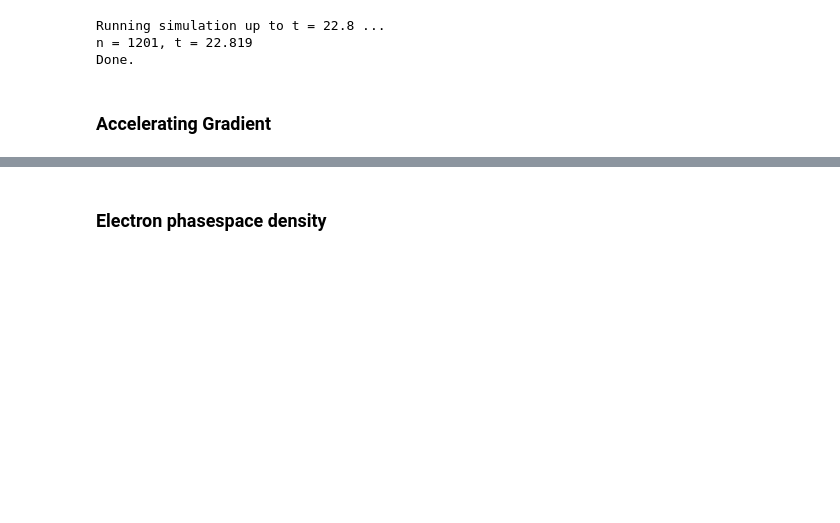
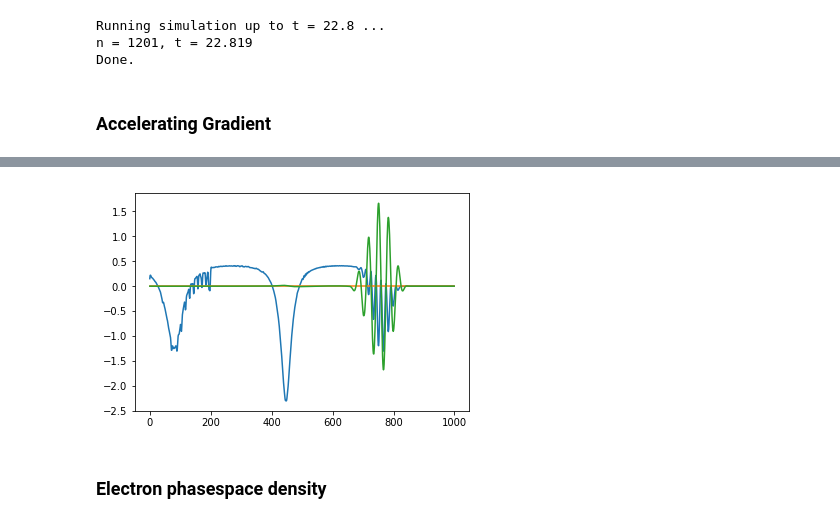
Before and after one commit to ricardo-fonseca/zpic, a Jupyter notebook: python/lwfa.ipynb, the cells around one changed output, grey strips where cells are left out. Drawn from its saved outputs; the diff is of its cells as text; code cells hidden in the pictures; blank space fills up the shorter version.

Commit message:
Adds direct access to E, B and J grids
* These grids can be accessed as NumPy arrays as sim.emf.E, sim.emf.B and sim.current.J

Signed-off-by: Ricardo Fonseca <ricardo.fonseca@tecnico.ulisboa.pt>

```diff
--- a/python/lwfa.ipynb
+++ b/python/lwfa.ipynb
@@ -87,3 +89,8 @@ plt.show()
+# %%
+plt.plot( - sim.current.J )
+plt.show()
+# %% [output]
+[figure, added]
 # %% [markdown]
 ### Electron phasespace density
 # %%
```
Also changed, not shown: parts of 1 cell of this notebook, 2 other files.
